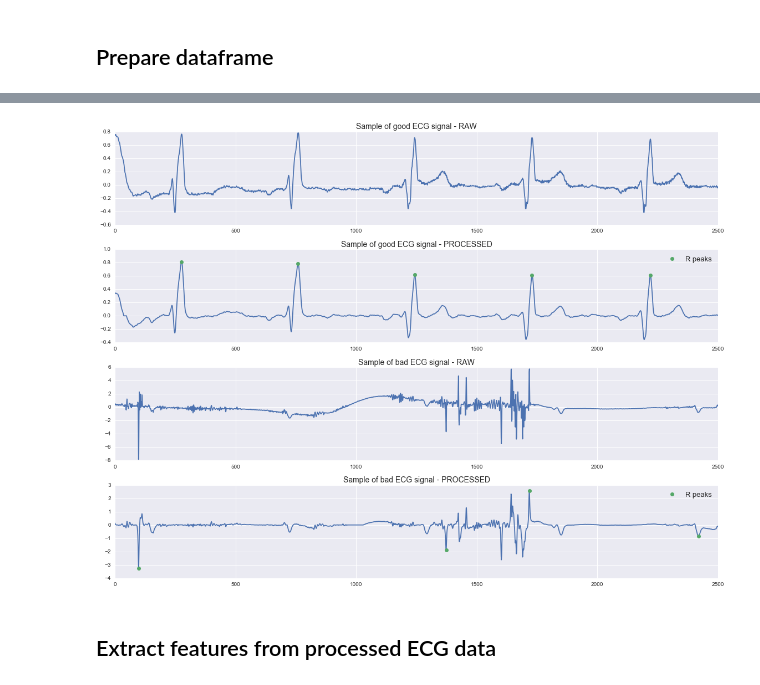
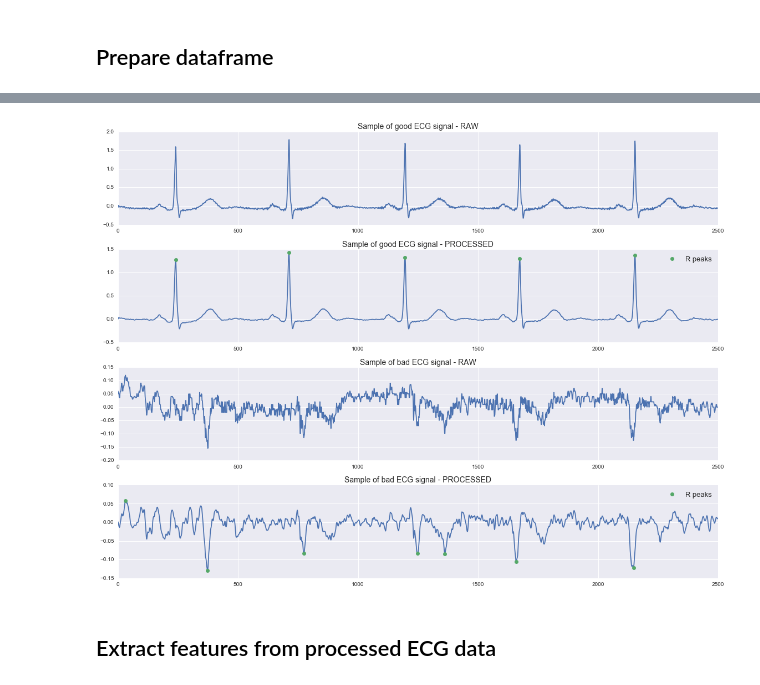
Before and after one commit to xmpuspus/ECG, a Jupyter notebook: notebooks/signalquality_dev.ipynb, the cells around one changed output, grey strips where cells are left out. Saved outputs shown, nothing was run; the diff lists cells and outputs as text; code cells hidden in the pictures.

Commit message:
Retrain classifier with curated data

```diff
--- a/notebooks/signalquality_dev.ipynb
+++ b/notebooks/signalquality_dev.ipynb
@@ -128,9 +123,3 @@ append_curated_data = True
-# %%
-if append_curated_data:
-    good_curate = np.loadtxt('../data/signal_quality/curated/good_segments_new2.csv', delimiter=',')
-    bad_curate = np.loadtxt('../data/signal_quality/curated/bad_segments.csv', delimiter=',')
-    ecg_qlty_data = np.vstack([ecg_qlty_data, good_curate, bad_curate])
-    ecg_labels = np.concatenate((ecg_labels, [1]*len(good_curate), [0]*len(bad_curate)))
 # %%
 std_tol = 1e-12
 ecg_qlty_data, ecg_labels = em.filter_flat_sigs(ecg_qlty_data, ecg_labels, std_tol=std_tol)
@@ -148,7 +137,7 @@ if divide_data:
 saved_data_dir = '../data/signal_quality/'
 # %%
 process_newdata = False
-processeddf_fname = saved_data_dir + "ecg_qlty_data_compiled_4ch_5snew.p"
+processeddf_fname = saved_data_dir + "trainingdata_signalquality.pkl"
 # %%
 if process_newdata:
     print('Preprocessing ECG signals...'),
@@ -183,29 +172,39 @@ ecg_df.head()
 | 2 | 1 | [0.76, 0.77, 0.775, 0.775, 0.76, ... | [0.352526473735, 0.357344251292, ... | [246, 729, 1217, 1704, 2194] | [[-0.00421216662748, -0.005452409... |
 | 3 | 1 | [0.44, 0.44, 0.44, 0.44, 0.44, 0.... | [0.1505698415, 0.151670300778, 0.... | [246, 729, 1217, 1705, 2195] | [[-0.0340380247102, -0.0375343581... |
 | 4 | 1 | [-0.04, -0.015, 0.0, 0.0, 0.0, 0.... | [0.0150296381326, 0.0287263165704... | [240, 712, 1196, 1674, 2154] | [[0.0453099294192, 0.042315214945... |
+# %%
+with open(saved_data_dir + 'signalquality_badsignals.txt') as f:
+    content = f.readlines()
+curated_badsignals = [x.strip() for x in content]
+
+# replace values acceptable column with curated data
+ecg_df.ix[:, 'acceptable'] = 1
+for idx in ecg_df.index.values:
+    if str(idx) in curated_badsignals:
+        ecg_df.ix[idx, 'acceptable'] = 0
 # %%
 # Plot samples of good and bad signal
-sample_good = (ecg_df[ecg_df.acceptable == 1].reset_index()).ix[1]
-sample_bad = (ecg_df[ecg_df.acceptable == 0].reset_index()).ix[1]
+sample_good = (ecg_df[ecg_df.acceptable == 1].reset_index()).ix[7]
+sample_bad = (ecg_df[ecg_df.acceptable == 0].reset_index()).ix[7]
 
 fig, ax = plt.subplots(4, figsize = [16, 12])
 ax[0].plot(sample_good['ecg'])
 ax[0].set_title('Sample of good ECG signal - RAW', fontsize=14)
 ax[1].plot(sample_good['processed'])
 ax[1].plot(sample_good['r_peaks'], (sample_good['processed'])[sample_good['r_peaks']], 'o', label = 'R peaks')
 ax[1].set_title('Sample of good ECG signal - PROCESSED', fontsize=14)
 ax[1].legend(fontsize = 13)
 ax[2].plot(sample_bad['ecg'])
 ax[2].set_title('Sample of bad ECG signal - RAW', fontsize=14)
 ax[3].plot(sample_bad['processed'])
 ax[3].plot(sample_bad['r_peaks'], (sample_bad['processed'])[sample_bad['r_peaks']], 'o', label = 'R peaks')
 ax[3].set_title('Sample of bad ECG signal - PROCESSED', fontsize=14)
 ax[3].legend(fontsize = 13)
 plt.tight_layout()
 
 plt.show()
 # %% [output]
-[figure, old version]
+[figure, new version]
 # %% [markdown]
 ## Extract features from processed ECG data
 # %% [markdown]
```
Also changed, not shown: parts of 9 cells of this notebook.
